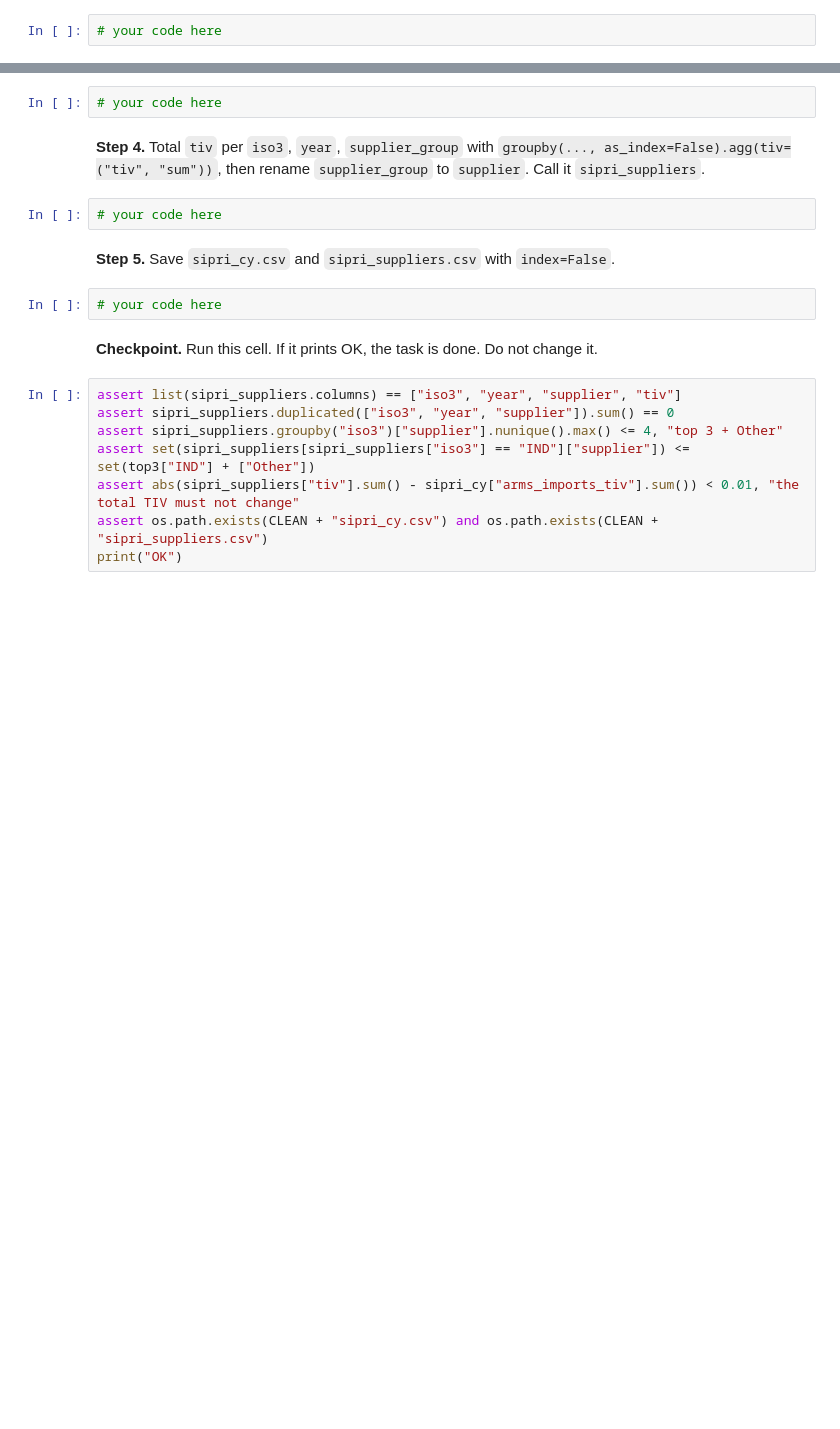
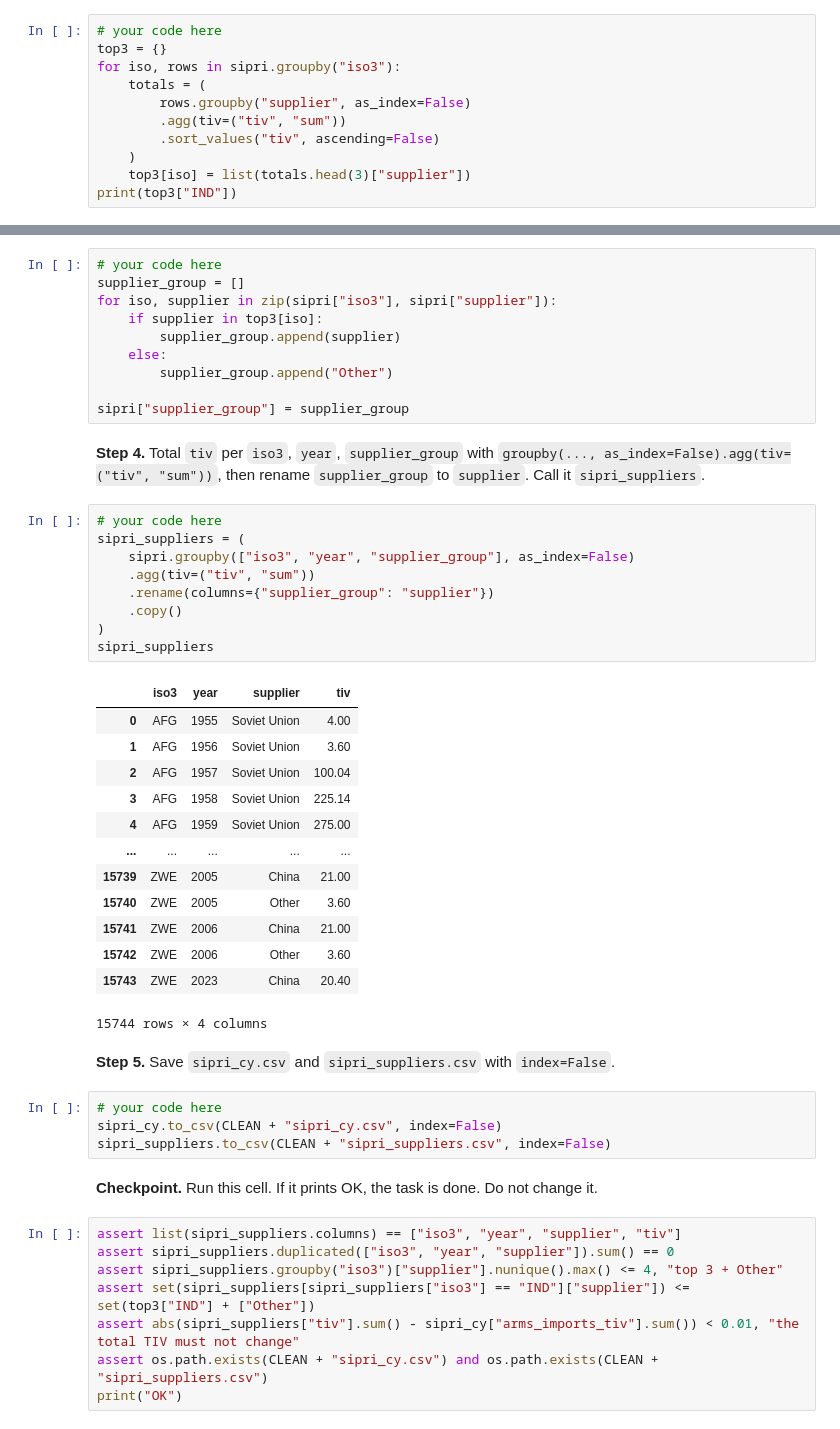
Before and after one commit to nicolascent03-cpu/WDC-Data-Analysis-Project-Seminar, a Jupyter notebook: notebooks/sandbox_yair.ipynb, the cells around one changed output, grey strips where cells are left out. Cells and saved outputs as stored; diff of their text form; blank space fills up the shorter version.

Commit message:
Finished A5 and A6
finished a5 and a6 and now at 05 merge.
saved 2 csv files(sipri_cy and sipri_suppliers) to data_clean

```diff
--- a/notebooks/sandbox_yair.ipynb
+++ b/notebooks/sandbox_yair.ipynb
@@ -741,3 +784,12 @@ print(sales)
 **Step 2.** For all countries, like the example: a dictionary `top3` with a list of the three biggest suppliers for every `iso3`. Print `top3["IND"]`.
 # %%
 # your code here
+top3 = {}
+for iso, rows in sipri.groupby("iso3"):
+    totals = (
+        rows.groupby("supplier", as_index=False)
+        .agg(tiv=("tiv", "sum"))
+        .sort_values("tiv", ascending=False)
+    )
+    top3[iso] = list(totals.head(3)["supplier"])
+print(top3["IND"])
@@ -745,14 +799,45 @@ print(sales)
 **Step 3.** A column `supplier_group`: the supplier's name if it is in the top 3 of its country, otherwise `"Other"`.
 # %%
 # your code here
+supplier_group = []
+for iso, supplier in zip(sipri["iso3"], sipri["supplier"]):
+    if supplier in top3[iso]:
+        supplier_group.append(supplier)
+    else:
+        supplier_group.append("Other")
+
+sipri["supplier_group"] = supplier_group
 # %% [markdown]
 **Step 4.** Total `tiv` per `iso3`, `year`, `supplier_group` with `groupby(..., as_index=False).agg(tiv=("tiv", "sum"))`, then rename `supplier_group` to `supplier`. Call it `sipri_suppliers`.
 # %%
 # your code here
+sipri_suppliers = (
+    sipri.groupby(["iso3", "year", "supplier_group"], as_index=False)
+    .agg(tiv=("tiv", "sum"))
+    .rename(columns={"supplier_group": "supplier"})
+    .copy()
+)
+sipri_suppliers
+# %% [output]
+|  | iso3 | year | supplier | tiv |
+| 0 | AFG | 1955 | Soviet Union | 4.00 |
+| 1 | AFG | 1956 | Soviet Union | 3.60 |
+| 2 | AFG | 1957 | Soviet Union | 100.04 |
+| 3 | AFG | 1958 | Soviet Union | 225.14 |
+| 4 | AFG | 1959 | Soviet Union | 275.00 |
+| ... | ... | ... | ... | ... |
+| 15739 | ZWE | 2005 | China | 21.00 |
+| 15740 | ZWE | 2005 | Other | 3.60 |
+| 15741 | ZWE | 2006 | China | 21.00 |
+| 15742 | ZWE | 2006 | Other | 3.60 |
+| 15743 | ZWE | 2023 | China | 20.40 |
+15744 rows × 4 columns
 # %% [markdown]
 **Step 5.** Save `sipri_cy.csv` and `sipri_suppliers.csv` with `index=False`.
 # %%
 # your code here
+sipri_cy.to_csv(CLEAN + "sipri_cy.csv", index=False)
+sipri_suppliers.to_csv(CLEAN + "sipri_suppliers.csv", index=False)
 # %% [markdown]
 **Checkpoint.** Run this cell. If it prints OK, the task is done. Do not change it.
 # %%
```
Also changed, not shown: parts of 12 cells of this notebook, 2 other files.
